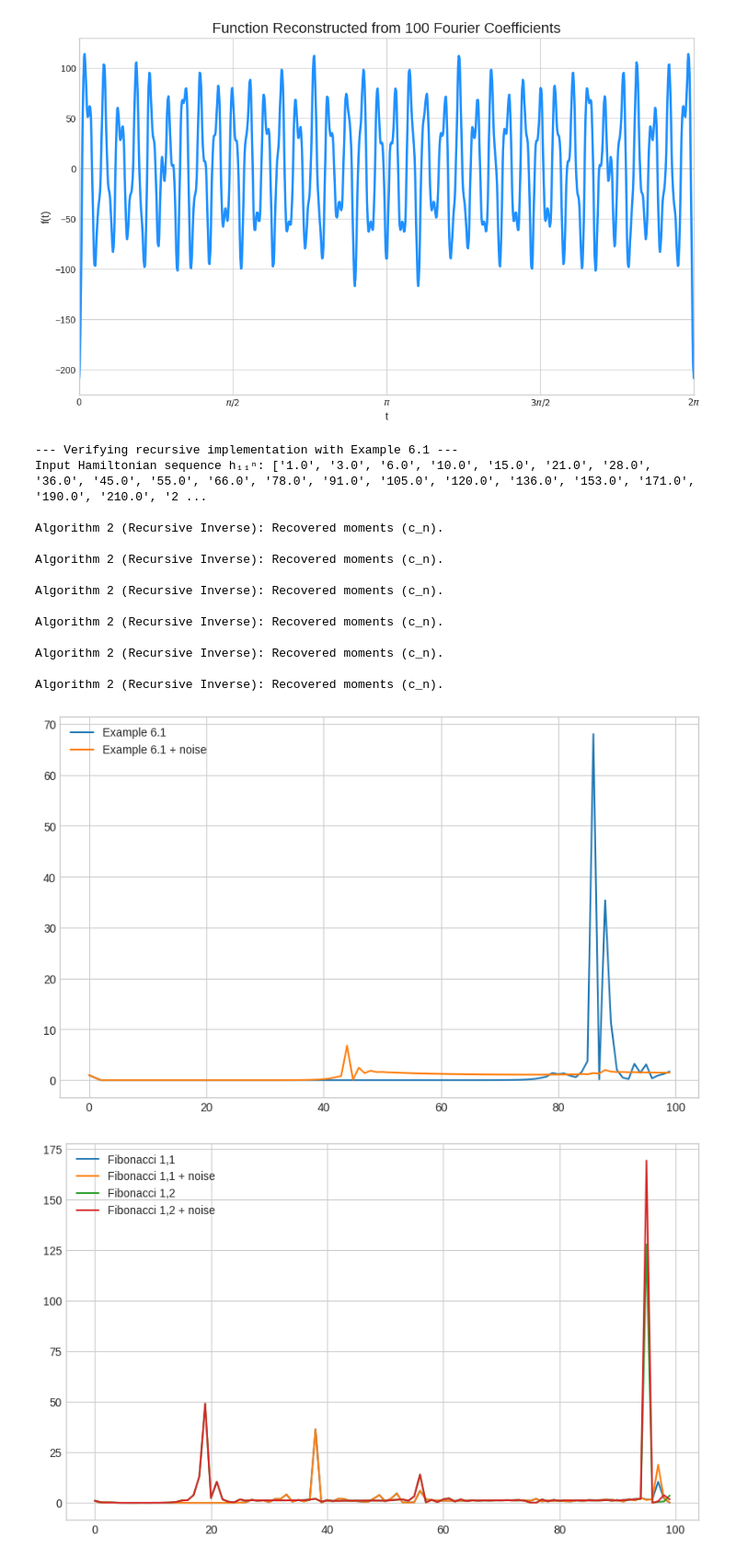
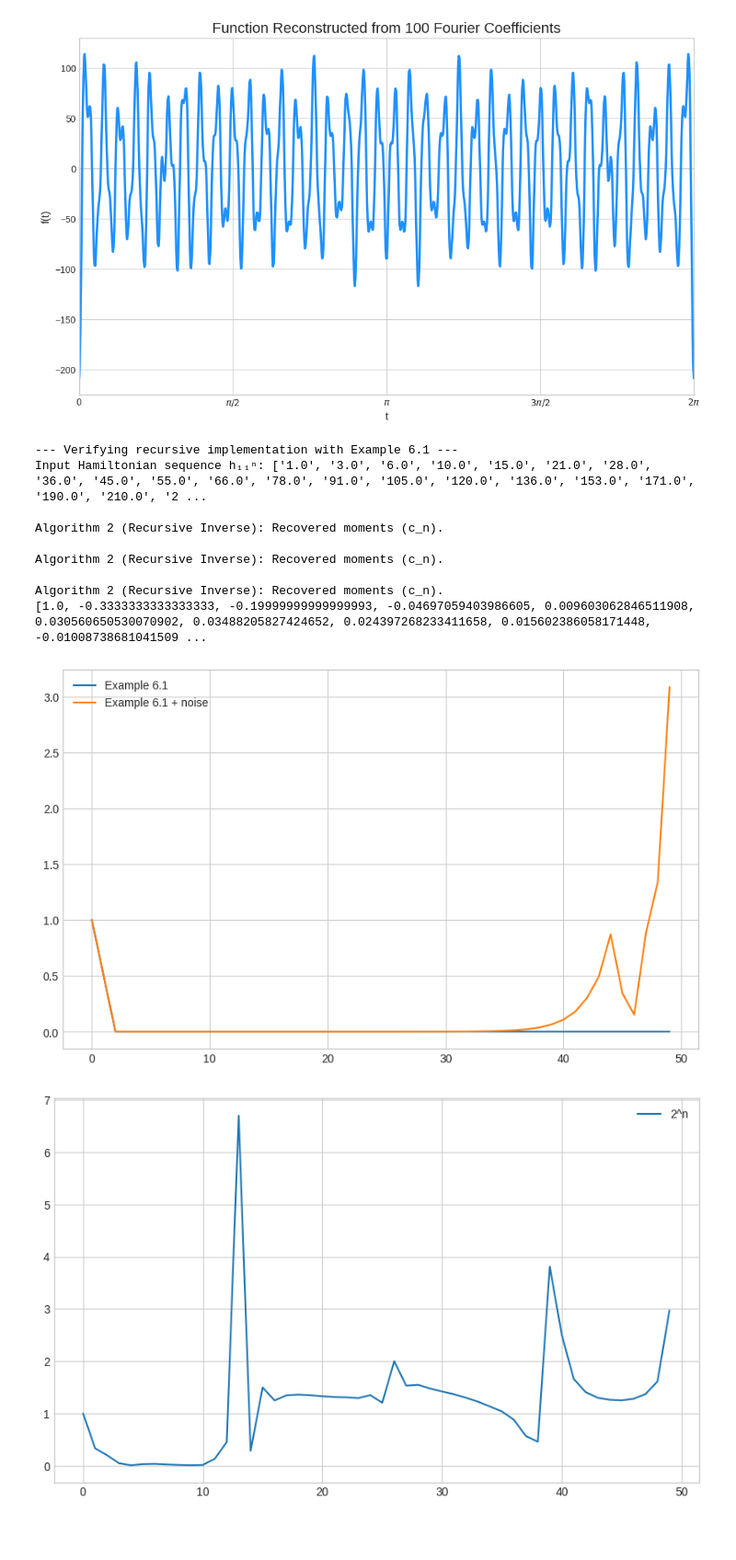
Before and after one commit to yzhang-math/Non-Linear-Fourier-Transform, a Jupyter notebook: notebooks/directspectral.ipynb, the cells around one changed output. Shown at 92% size. Cells and saved outputs as stored; diff of their text form; code cells hidden in the pictures; blank space fills up the shorter version.

```diff
--- a/notebooks/directspectral.ipynb
+++ b/notebooks/directspectral.ipynb
@@ -449,7 +410,7 @@ def recover_moments_recursive_inverse(h11_sequence: list[float], num_moments: in
 if __name__ == "__main__":
     plt.figure(figsize=(10, 6))
     print("--- Verifying recursive implementation with Example 6.1 ---")
-    num_terms = 100
+    num_terms = 50
     h11_seq = [(n + 1) * (n + 2) / 2 for n in range(num_terms + 1)]
     print(f"Input Hamiltonian sequence h₁₁ⁿ: {[f'{val:.1f}' for val in h11_seq]}")
 
@@ -472,40 +433,52 @@ if __name__ == "__main__":
 
     #plt.plot([abs(z) for z in moments])
 
+    explist = [2**n for n in range(num_terms)]
+    plt.figure(figsize=(10, 6))
+    moments = recover_moments_recursive_inverse(explist, num_moments=num_terms)
+    plt.plot([abs(z) for z in moments], label="2^n")
+    print(moments)
+    plt.legend()
+    plot_fourier_series(moments)
+
     plt.figure(figsize=(10, 6))
 
     fibo = [1, 1]
     for i in range(num_terms-2):
         fibo.append(fibo[-1] + fibo[-2])
     moments = recover_moments_recursive_inverse(fibo, num_moments=num_terms)
+    plot_fourier_series(moments)
     fig1 = plt.plot([abs(z) for z in moments], label="Fibonacci 1,1")
     fibo = [x+1e-8*random.random() for x in fibo]
     moments = recover_moments_recursive_inverse(fibo, num_moments=num_terms)
     plt.plot([abs(z) for z in moments], label="Fibonacci 1,1 + noise")
+    plt.legend()
 
+    plt.figure(figsize=(10, 6))
     fibo = [1, 2]
     for i in range(num_terms-2):
         fibo.append(fibo[-1] + fibo[-2])
+    fibo = [1]*int(10) + [12]*int(num_terms-10)
+    print(fibo)
     moments = recover_moments_recursive_inverse(fibo, num_moments=num_terms)
-    plt.plot([abs(z) for z in moments], label="Fibonacci 1,2")
+    print(moments)
+    plt.plot([abs(z) for z in moments], label="pulse")
     fibo = [x+1e-8*random.random() for x in fibo]
     moments = recover_moments_recursive_inverse(fibo, num_moments=num_terms)
-    plt.plot([abs(z) for z in moments], label="Fibonacci 1,2 + noise")
+    plt.plot([abs(z) for z in moments], label="pulse + noise")
     plt.legend()
+
+    #now plot the fourier transform of the moments
+    plot_fourier_series(moments)
 # %% [output]
 --- Verifying recursive implementation with Example 6.1 ---
 Input Hamiltonian sequence h₁₁ⁿ: ['1.0', '3.0', '6.0', '10.0', '15.0', '21.0', '28.0', '36.0', '45.0', '55.0', '66.0', '78.0', '91.0', '105.0', '120.0', '136.0', '153.0', '171.0', '190.0', '210.0', '2 ...
 
 Algorithm 2 (Recursive Inverse): Recovered moments (c_n).
 
 Algorithm 2 (Recursive Inverse): Recovered moments (c_n).
 
 Algorithm 2 (Recursive Inverse): Recovered moments (c_n).
-
-Algorithm 2 (Recursive Inverse): Recovered moments (c_n).
-
-Algorithm 2 (Recursive Inverse): Recovered moments (c_n).
-
-Algorithm 2 (Recursive Inverse): Recovered moments (c_n).
+[1.0, -0.3333333333333333, -0.19999999999999993, -0.04697059403986605, 0.009603062846511908, 0.030560650530070902, 0.03488205827424652, 0.024397268233411658, 0.015602386058171448, -0.01008738681041509 ...
-[figure, old version]
+[figure, new version]
-[figure, old version]
+[figure, new version]
```
Also changed, not shown: parts of 3 cells of this notebook.
